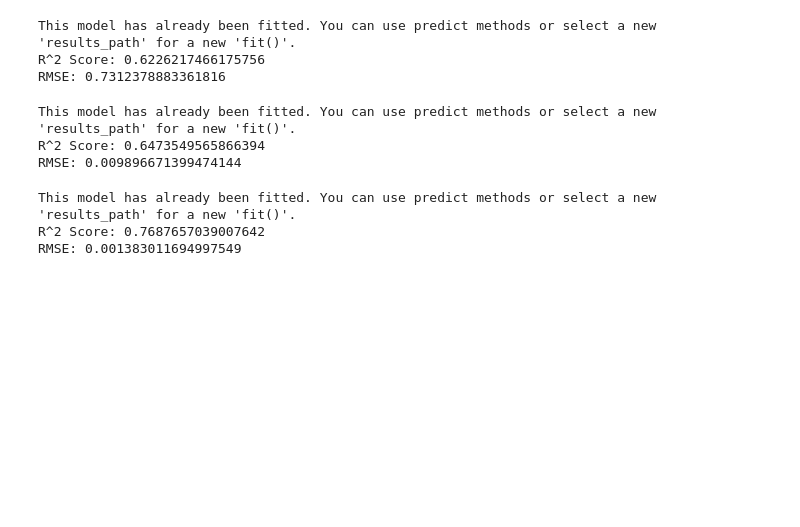
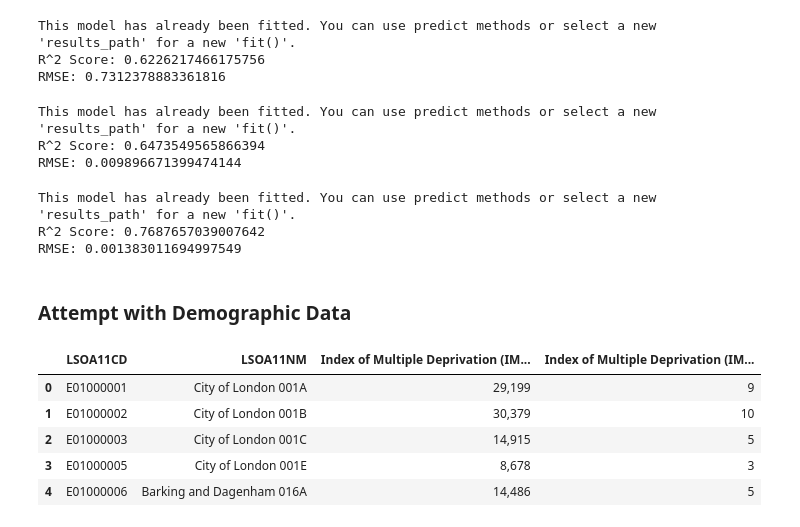
Before and after one commit to grolls23/EmploymentModellingDis, a Jupyter notebook: Modelling.ipynb, the cells around one changed output. Cells and saved outputs as stored; diff of their text form; code cells hidden in the pictures; blank space fills up the shorter version.

```diff
--- a/Modelling.ipynb
+++ b/Modelling.ipynb
@@ -1665,3 +1665,53 @@ results_bham_poi_density.to_csv("data/combined_data/model_results_bham_poi_densi
 This model has already been fitted. You can use predict methods or select a new 'results_path' for a new 'fit()'.
 R^2 Score: 0.7687657039007642
 RMSE: 0.001383011694997549
+# %% [markdown]
+### Attempt with Demographic Data
+# %%
+# Same Analysis on Education, Employment Status, and Multiple Deprivation Data
+
+general_health = pd.read_csv("data/lsoa_data/TS037_general_health.csv", skiprows = 7, header = 0)
+employment_residential = pd.read_csv("data/lsoa_data/TS066_economic_activity_status.csv", skiprows = 7, header = 0)
+education = pd.read_csv("data/lsoa_data/TS067_highest_qualification.csv", skiprows = 7, header = 0)
+household_comp = pd.read_csv("data/lsoa_data/TS003_household_composition.csv", skiprows = 6, header = 0)
+age_bands = pd.read_csv("data/lsoa_data/TS007B_age_broad_band.csv", skiprows = 4, header = 0)
+english_lang = pd.read_csv("data/lsoa_data/TS029_english_language.csv", skiprows = 6, header = 0)
+
+#Separate name into LSOA11CD and LSOA11NM (taken from DataCleaning.ipynb)
+def split_column(value):
+    if isinstance(value, str):
+        code, name = value.split(' : ')
+        return code.strip(), name.strip()
+    else:
+        return None, None
+
+# Parse Code and Name out
+general_health[['LSOA11CD', 'LSOA11NM']] = general_health['2021 super output area - lower layer'].apply(lambda x: pd.Series(split_column(x)))
+employment_residential[['LSOA11CD', 'LSOA11NM']] = employment_residential['2021 super output area - lower layer'].apply(lambda x: pd.Series(split_column(x)))
+education[['LSOA11CD', 'LSOA11NM']] = education['2021 super output area - lower layer'].apply(lambda x: pd.Series(split_column(x)))
+household_comp[['LSOA11CD', 'LSOA11NM']] = household_comp['2021 super output area - lower layer'].apply(lambda x: pd.Series(split_column(x)))
+age_bands[['LSOA11CD', 'LSOA11NM']] = age_bands['2021 super output area - lower layer'].apply(lambda x: pd.Series(split_column(x)))
+english_lang[['LSOA11CD', 'LSOA11NM']] = english_lang['2021 super output area - lower layer'].apply(lambda x: pd.Series(split_column(x)))
+
+# Drop original column
+general_health = general_health.drop(columns=['2021 super output area - lower layer'])
+employment_residential = employment_residential.drop(columns=['2021 super output area - lower layer'])
+education = education.drop(columns=['2021 super output area - lower layer'])
+household_comp = household_comp.drop(columns=['2021 super output area - lower layer'])
+age_bands = age_bands.drop(columns=['2021 super output area - lower layer'])
+english_lang = english_lang.drop(columns=['2021 super output area - lower layer'])
+
+
+multiple_deprivation = pd.read_csv("data/lsoa_data/multiple_deprivation.csv", header = 0)
+multiple_deprivation.rename(columns = {'LSOA code (2011)':'LSOA11CD', 'LSOA name (2011)':'LSOA11NM'}, inplace=True)
+multiple_deprivation = multiple_deprivation.drop(columns=["Local Authority District code (2019)", "Local Authority District name (2019)"])
+
+
+multiple_deprivation.head()
+# %% [output]
+|  | LSOA11CD | LSOA11NM | Index of Multiple Deprivation (IM... | Index of Multiple Deprivation (IM... |
+| 0 | E01000001 | City of London 001A | 29,199 | 9 |
+| 1 | E01000002 | City of London 001B | 30,379 | 10 |
+| 2 | E01000003 | City of London 001C | 14,915 | 5 |
+| 3 | E01000005 | City of London 001E | 8,678 | 3 |
+| 4 | E01000006 | Barking and Dagenham 016A | 14,486 | 5 |
```
Also changed, not shown: parts of 2 cells of this notebook.
